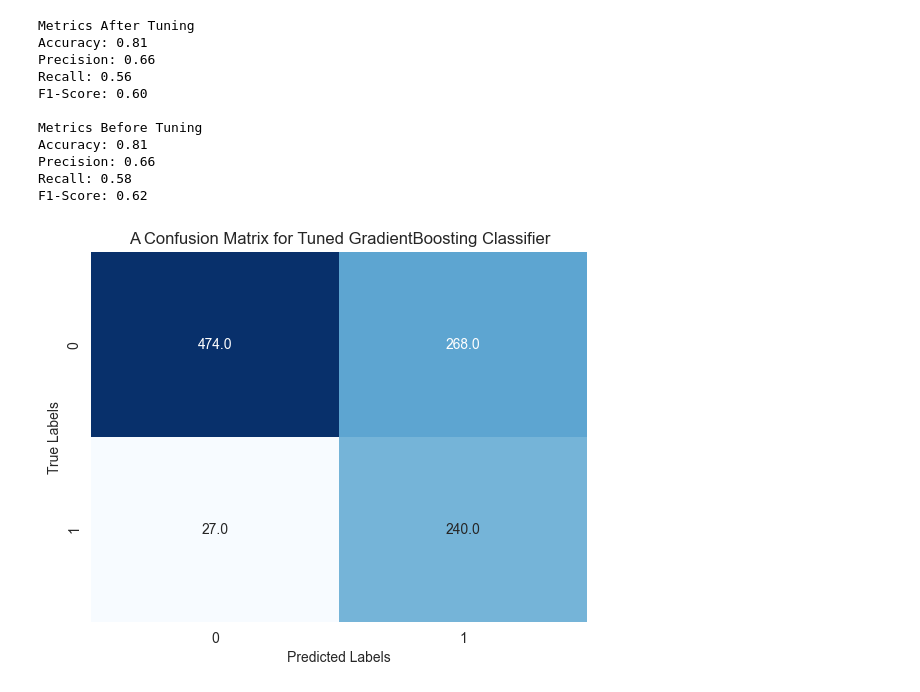
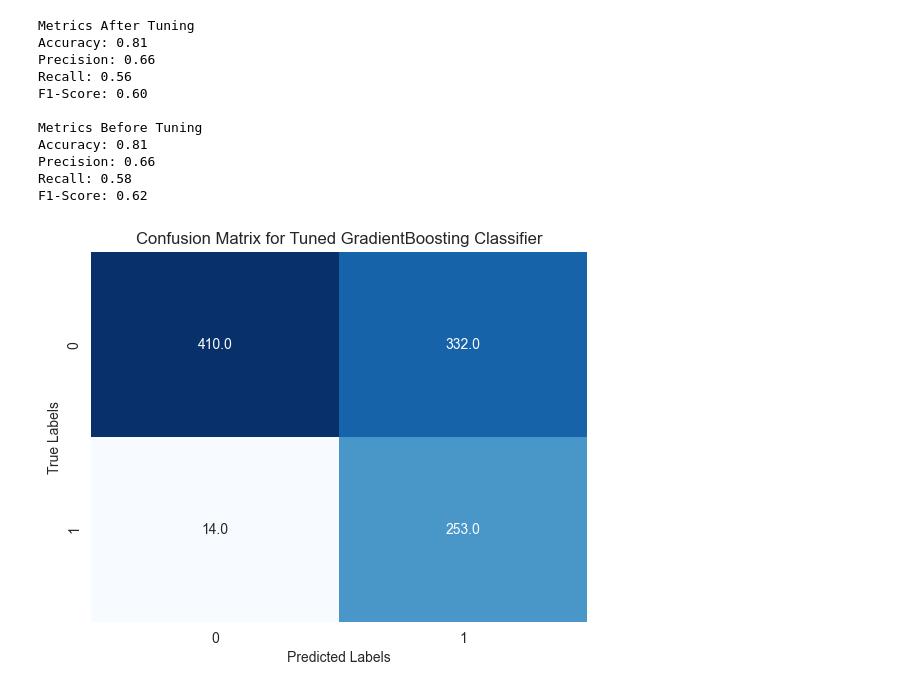
Before and after one commit to edadso/Customer-Churn-Prediction-Vodafone-Corporation, a Jupyter notebook: notebooks/project_code.ipynb, the cells around one changed output. Drawn from its saved outputs; the diff is of its cells as text; code cells hidden in the pictures.

```diff
--- a/notebooks/project_code.ipynb
+++ b/notebooks/project_code.ipynb
@@ -1720,22 +1739,22 @@ F1-Score: 0.62
 # %%
 tuned_gradient_boost_model
 
 # Best threshold
-gradient_boost_threshold = 0.190839
+gradient_boost_threshold = 0.120913
 
 # Predict probabilities
 gb_y_pred_score_after_tuning = tuned_gradient_boost_model.predict_proba(X_eval)[:, 1]
 # Make predictions based on the threshold
 gb_predictions_after_tuning = (gb_y_pred_score_after_tuning >= gradient_boost_threshold).astype(int)
 
 # Compute confusion matrix
 gb_threshold_matrix_after_tuning = confusion_matrix(y_eval_encoded, gb_predictions_after_tuning)
 
 # sns.heatmap(gb_threshold_matrix, annot = True)
 sns.heatmap(gb_threshold_matrix_after_tuning, annot = True, fmt = ".1f", cmap = "Blues", cbar=False)
-plt.title("A Confusion Matrix for Tuned GradientBoosting Classifier")
+plt.title("Confusion Matrix for Tuned GradientBoosting Classifier")
 plt.xlabel("Predicted Labels")
 plt.ylabel("True Labels")
 plt.show()
 # %% [output]
-[figure, old version]
+[figure, new version]
```
Also changed, not shown: parts of 39 cells of this notebook, 6 other files.
